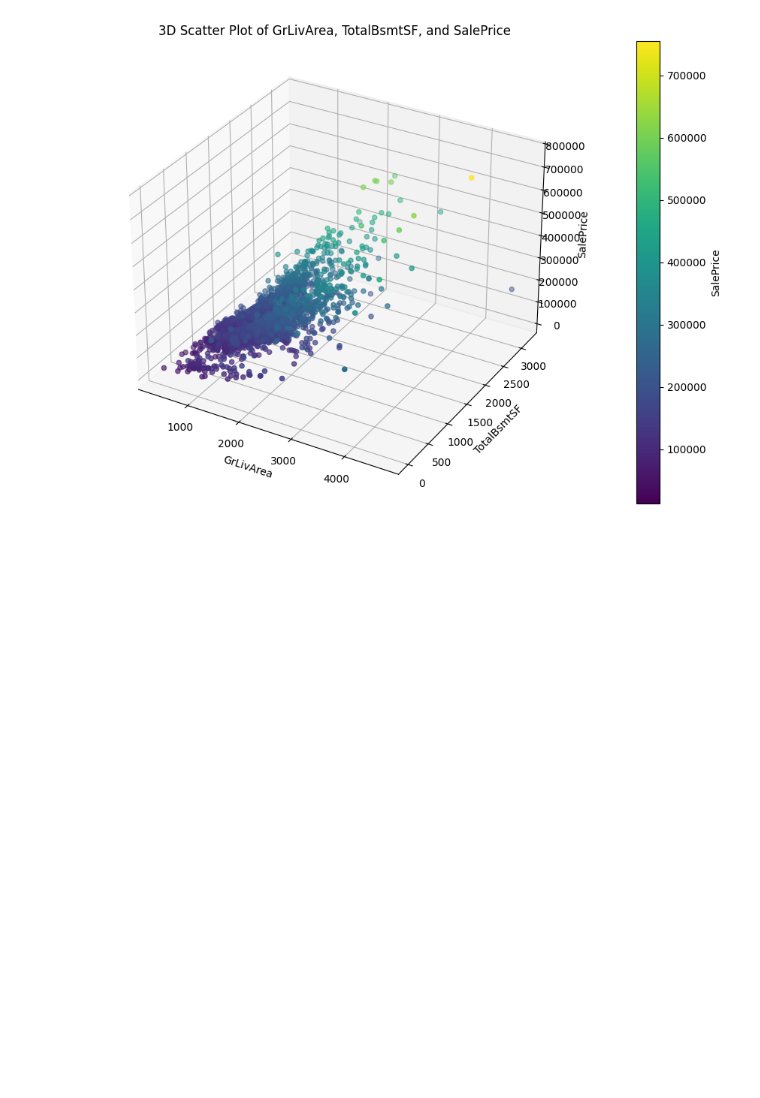
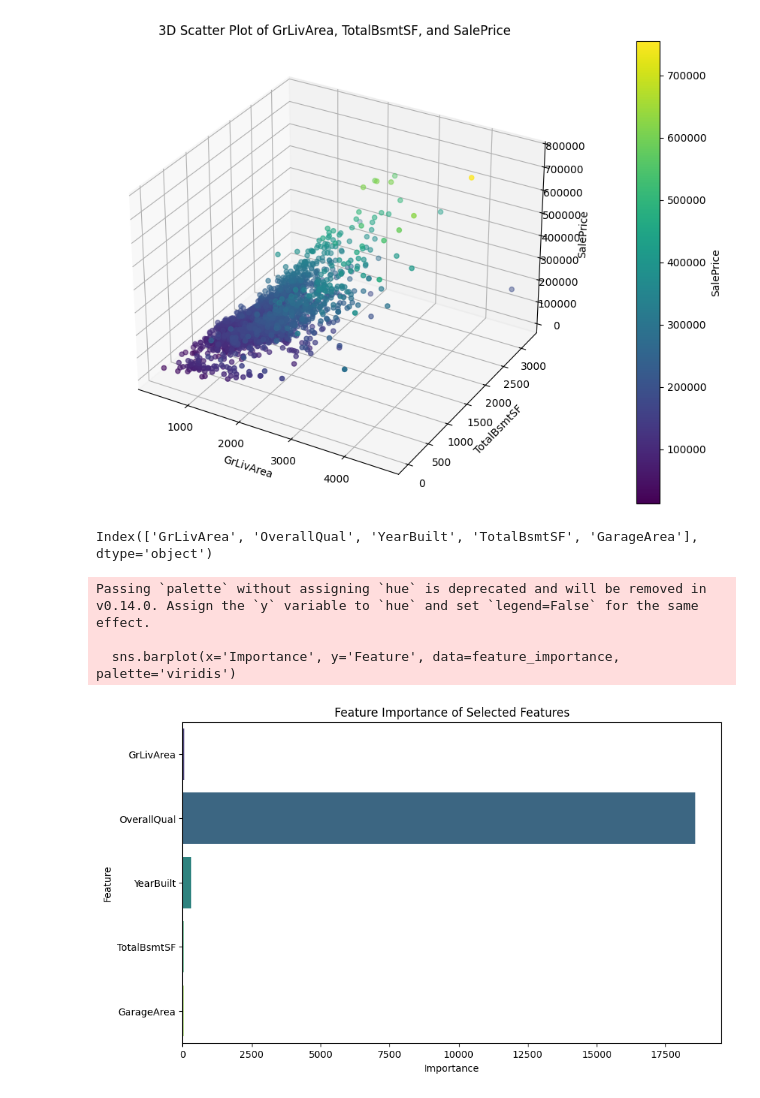
Before and after one commit to jackparsons93/Ames_Housing_ML, a Jupyter notebook: Ames2.ipynb, the cells around one changed output. Saved outputs shown, nothing was run; the diff lists cells and outputs as text; code cells hidden in the pictures; blank space fills up the shorter version.

```diff
--- a/Ames2.ipynb
+++ b/Ames2.ipynb
@@ -362,3 +362,76 @@ color_bar.set_label('SalePrice')
 plt.show()
 # %% [output]
 [figure]
+# %%
+import pandas as pd
+import numpy as np
+from sklearn.impute import SimpleImputer
+from sklearn.feature_selection import SequentialFeatureSelector
+from sklearn.linear_model import LinearRegression
+
+# Load the original dataset
+house_price_data = pd.read_csv('Ames_HousePrice.csv')
+
+# Identify numeric columns
+numeric_cols = house_price_data.select_dtypes(include=[np.number]).columns.tolist()
+
+# Calculate the correlation matrix using only numeric columns
+corr_matrix = house_price_data[numeric_cols].corr()
+
+# Select features with high correlation to the target variable (SalePrice)
+high_corr_features = corr_matrix.index[corr_matrix['SalePrice'].abs() > 0.5].tolist()
+high_corr_features.remove('SalePrice')  # Remove the target variable itself
+
+# Subset the data with the selected high correlation features
+features_high_corr = house_price_data[high_corr_features]
+target = house_price_data['SalePrice']
+
+# Handle non-numeric features by converting categorical variables to numeric using one-hot encoding
+features_high_corr_encoded = pd.get_dummies(features_high_corr, drop_first=True)
+
+# Impute missing values
+imputer = SimpleImputer(strategy='mean')
+features_high_corr_imputed = imputer.fit_transform(features_high_corr_encoded)
+
+# Define the linear regression model
+lr_model = LinearRegression()
+
+# Define the forward selection feature selector
+sfs_forward_high_corr = SequentialFeatureSelector(lr_model, direction='forward', n_features_to_select='auto')
+
+# Fit the feature selector
+sfs_forward_high_corr.fit(features_high_corr_imputed, target)
+
+# Get the selected features
+selected_features_forward_high_corr = features_high_corr_encoded.columns[sfs_forward_high_corr.get_support()]
+
+selected_features_forward_high_corr
+# %% [output]
+Index(['GrLivArea', 'OverallQual', 'YearBuilt', 'TotalBsmtSF', 'GarageArea'], dtype='object')
+# %%
+import seaborn as sns
+# Fit the linear regression model on the selected features
+selected_features_data = features_high_corr_encoded[selected_features_forward_high_corr]
+model = LinearRegression()
+# Fit the linear regression model on the selected features after handling missing values
+selected_features_data_imputed = imputer.fit_transform(selected_features_data)
+model.fit(selected_features_data_imputed, target)
+
+# Get the coefficients
+coefficients = model.coef_
+
+# Create a DataFrame for the feature importance
+feature_importance = pd.DataFrame({'Feature': selected_features_forward_high_corr, 'Importance': coefficients})
+
+# Plot the feature importance
+plt.figure(figsize=(10, 6))
+sns.barplot(x='Importance', y='Feature', data=feature_importance, palette='viridis')
+plt.title('Feature Importance of Selected Features')
+plt.xlabel('Importance')
+plt.ylabel('Feature')
+plt.show()
+# %% [output]
+Passing `palette` without assigning `hue` is deprecated and will be removed in v0.14.0. Assign the `y` variable to `hue` and set `legend=False` for the same effect.
+
+  sns.barplot(x='Importance', y='Feature', data=feature_importance, palette='viridis')
+[figure, added]
```
Also changed, not shown: parts of 8 cells of this notebook.
